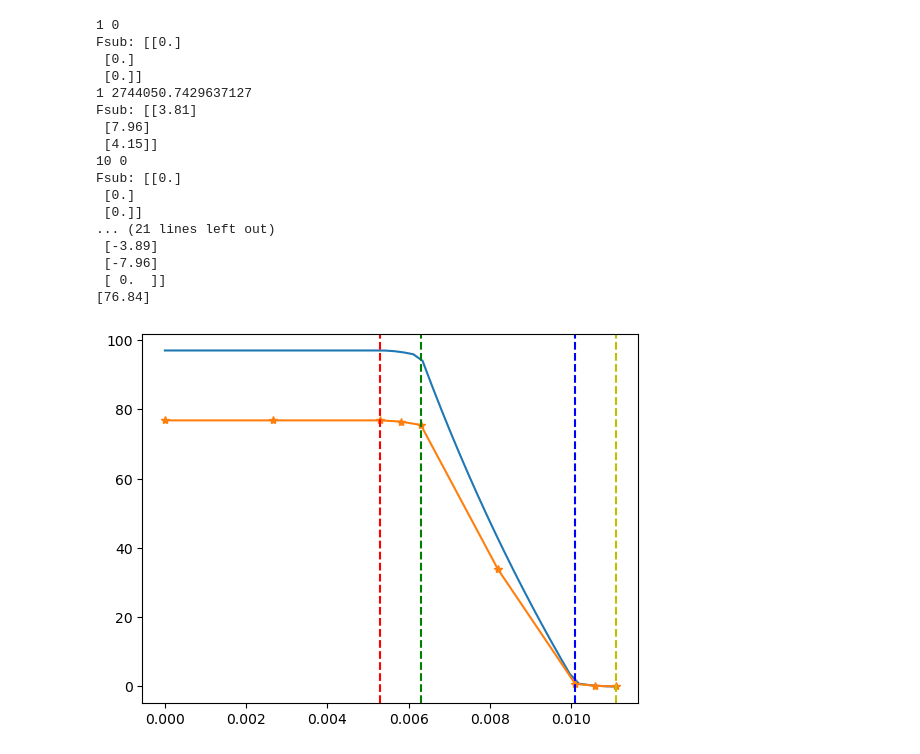
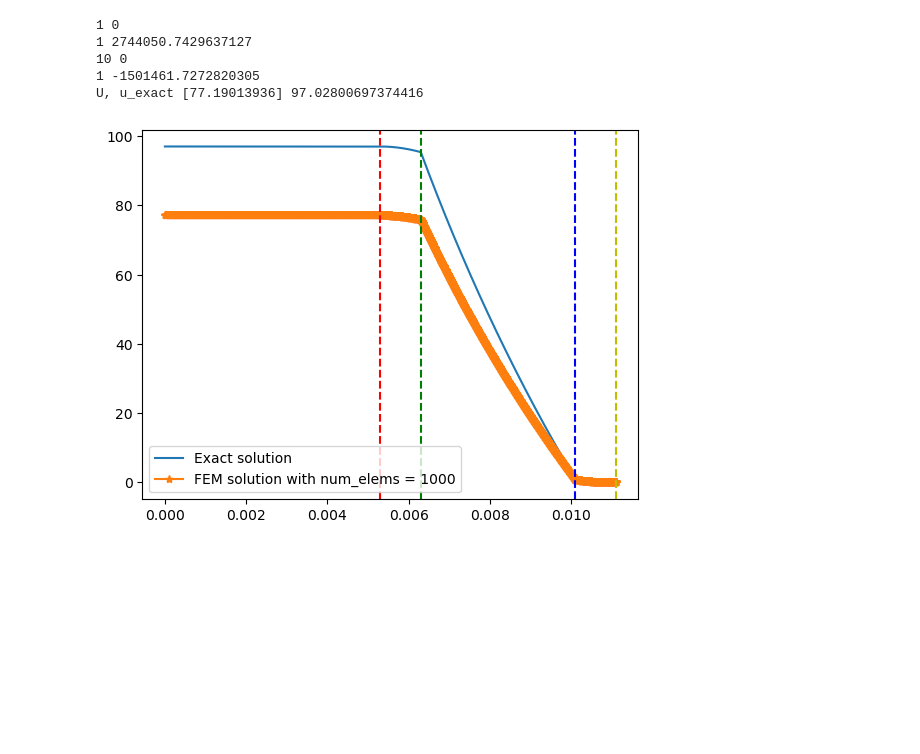
Before and after one commit to Xiaosen9807/Advanced-Finite-Element-Methods, a Jupyter notebook: FEM_1D_TUe_nutils/nutils_codes.ipynb, the cells around one changed output. Cells and saved outputs as stored; diff of their text form; code cells hidden in the pictures; blank space fills up the shorter version.

```diff
--- a/FEM_1D_TUe_nutils/nutils_codes.ipynb
+++ b/FEM_1D_TUe_nutils/nutils_codes.ipynb
@@ -3,10 +3,16 @@ from nutils import function, mesh, solver
 from nutils.expression_v2 import Namespace
 import numpy as np
 from matplotlib import pyplot as plt
-from consts import *
+# from consts import *
+import json
 import scipy.linalg as la
 
+with open('consts.json', 'r') as json_file:
+    consts = json.load(json_file)
+
+interfaces_global = [0, 0.0053, 0.0063, 0.0101, 0.0111]
 plt.style.use("default")
+
 def find_region(value):
     r1 = consts["r1"]
     r2 = consts["r2"]
@@ -25,20 +31,13 @@ def find_region(value):
     else:
         raise ValueError("Value {} is less than 0 or larger than r4".format(value))
 
-
 class exact_fn():
     def __init__(self,):
         self.name = "RHS"
         self.scale = [0, 1]
-        self.mu = 1
         self.mu0 = 1.257*10**-6 # H/m
-        self.Jz = -1326291.1924324587
-        self.B0 = -0.0001302459397568438
-        self.A0 = -0.0006358641469510412
-
 
     def __call__(self, x):
-        # 检查x是否为单个数字，如果是，将其转换为一个元素的数组
         single_value = np.isscalar(x)
         if single_value:
             x = np.array([x])
@@ -54,14 +53,11 @@ class exact_fn():
             self.Jz = Param["Jz"]
             self.muJz = self.mu * self.mu0 * self.Jz
             if x_ != 0:
-                # func1 = A0 - 1/4 * muJz * x_**2
                 func1 = self.A0 + self.B0*np.log(x_) - 1/4 * self.muJz * x_**2
             else:
-                # func1 = A0 + B0*np.log(x_) - 1/4 * muJz * x_**2
                 func1 = self.A0 - 1/4 * self.muJz * x_**2
             result[i] = func1
 
-        # 如果输入是单个数字，返回单个结果，否则返回数组
         return result[0] * 1e6 if single_value else result * 1e6
 # %%
 
@@ -190,43 +176,36 @@ def FEM(mesh_global_lst, verbose = False):
 
     return K, F, U
 # %%
-verbose = True
-num_elems = 2
+verbose = False
+num_elems = 1000
 
 mesh_global, mesh_global_lst = creat_mesh(num_elems)
 K, F, U = FEM(mesh_global_lst, verbose)
 exact_func = exact_fn()
-x_global = np.linspace(0, 0.0111, 50)
+x_global = np.linspace(0, 0.0111, 5000)
 u_exact = exact_func(x_global)
-plt.plot(x_global, u_exact)
-plt.plot(mesh_global, U, "*-")
+
+np.savez("/Users/xusenqin/Desktop/Advanced-Finite-Element-Methods/FEM_1D_TUe/datasets/Poission.npz", r=x_global, solution=u_exact)
+plt.plot(x_global, u_exact, label="Exact solution")
+plt.plot(mesh_global, U, "*-", label = "FEM solution with num_elems = {}".format(num_elems))
 
 r1 = consts["r1"]
 r2 = consts["r2"]
 r3 = consts["r3"]
 r4 = consts["r4"]
-plt.axvline(x=r1, color='r', linestyle='--', label='r1')  # 红色虚线
-plt.axvline(x=r2, color='g', linestyle='--', label='r2')  # 绿色虚线
-plt.axvline(x=r3, color='b', linestyle='--', label='r3')  # 蓝色虚线
-plt.axvline(x=r4, color='y', linestyle='--', label='r4')  # 黄色虚线
+
+plt.axvline(x=r1, color='r', linestyle='--')
+plt.axvline(x=r2, color='g', linestyle='--')
+plt.axvline(x=r3, color='b', linestyle='--')
+plt.axvline(x=r4, color='y', linestyle='--')
 # plt.ylim(0, 1)
-print(U[0])
+plt.legend()
+print("U, u_exact", U[0], u_exact[0])
+np.savez("/Users/xusenqin/Desktop/Advanced-Finite-Element-Methods/FEM_1D_TUe_nutils/datasets/Poission_FEM.npz", r=mesh_global, solution=U)
 # %% [output]
 1 0
-Fsub: [[0.]
- [0.]
- [0.]]
 1 2744050.7429637127
-Fsub: [[3.81]
- [7.96]
- [4.15]]
 10 0
-Fsub: [[0.]
- [0.]
- [0.]]
-... (21 lines left out)
- [-3.89]
- [-7.96]
- [ 0.  ]]
-[76.84]
+1 -1501461.7272820305
+U, u_exact [77.19013936] 97.02800697374416
-[figure, old version]
+[figure, new version]
```
Also changed, not shown: parts of 3 cells of this notebook, 18 other files.
